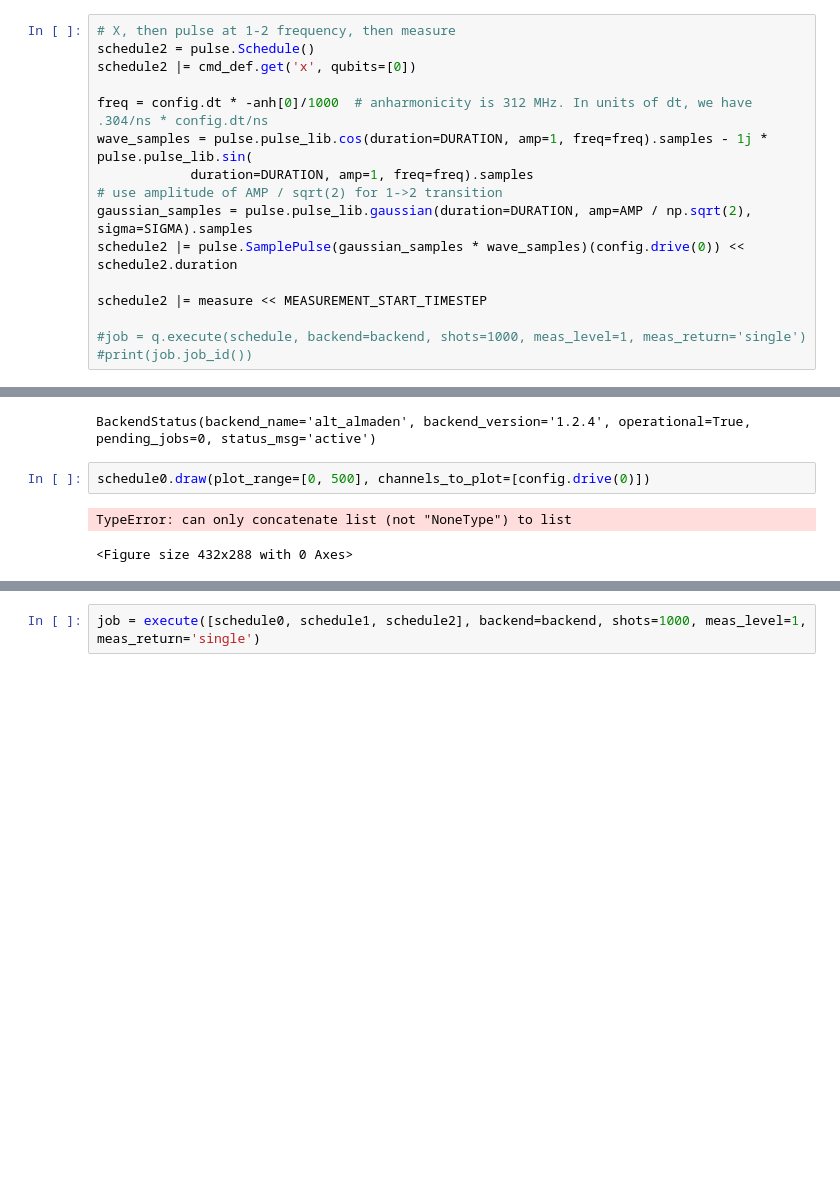
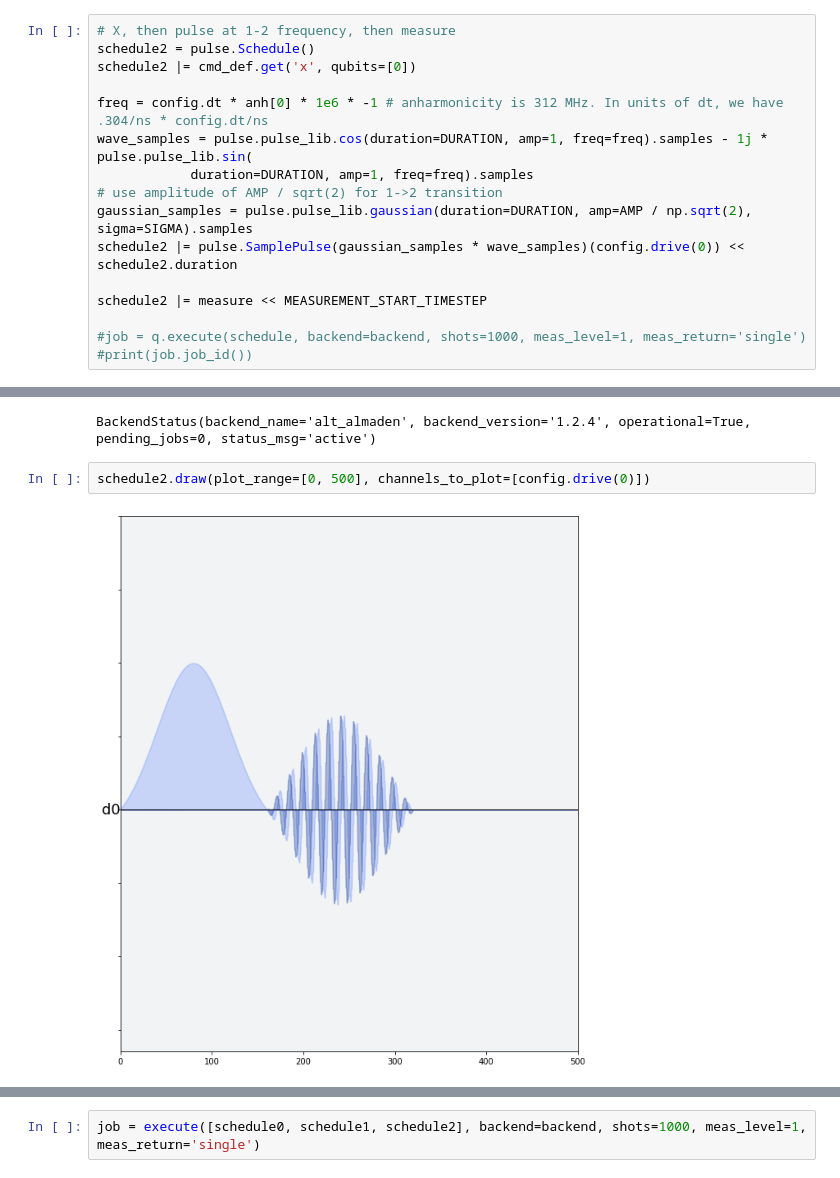
Before and after one commit to singular-value/optimizations_via_openpulse, a Jupyter notebook: Almaden Qutrit Rabi.ipynb, the cells around one changed output, grey strips where cells are left out. Drawn from its saved outputs; the diff is of its cells as text; blank space fills up the shorter version.

```diff
--- a/Almaden Qutrit Rabi.ipynb
+++ b/Almaden Qutrit Rabi.ipynb
@@ -62,7 +62,7 @@ pulse_lib.gaussian(duration=DURATION, amp=AMP, sigma=SIGMA).draw(scaling=0.18)
 schedule2 = pulse.Schedule()
 schedule2 |= cmd_def.get('x', qubits=[0])
 
-freq = config.dt * -anh[0]/1000  # anharmonicity is 312 MHz. In units of dt, we have .304/ns * config.dt/ns
+freq = config.dt * anh[0] * 1e6 * -1 # anharmonicity is 312 MHz. In units of dt, we have .304/ns * config.dt/ns
 wave_samples = pulse.pulse_lib.cos(duration=DURATION, amp=1, freq=freq).samples - 1j * pulse.pulse_lib.sin(
             duration=DURATION, amp=1, freq=freq).samples
 # use amplitude of AMP / sqrt(2) for 1->2 transition
@@ -78,8 +78,7 @@ backend.status()
 # %% [output]
 BackendStatus(backend_name='alt_almaden', backend_version='1.2.4', operational=True, pending_jobs=0, status_msg='active')
 # %%
-schedule0.draw(plot_range=[0, 500], channels_to_plot=[config.drive(0)])
+schedule2.draw(plot_range=[0, 500], channels_to_plot=[config.drive(0)])
 # %% [output]
-TypeError: can only concatenate list (not "NoneType") to list
-<Figure size 432x288 with 0 Axes>
+[figure, added]
 # %%
```
Also changed, not shown: parts of 10 cells of this notebook, 2 other files.
